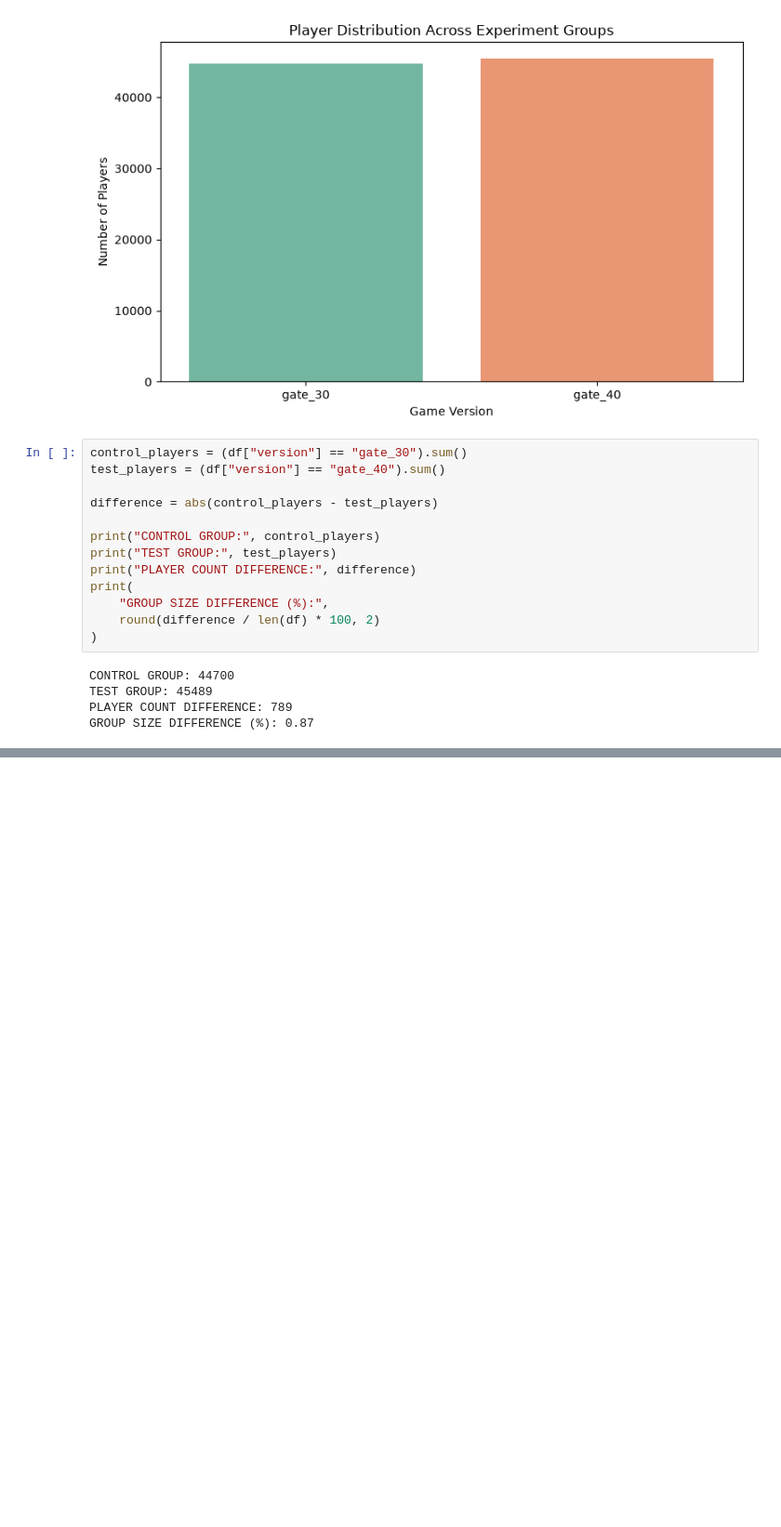
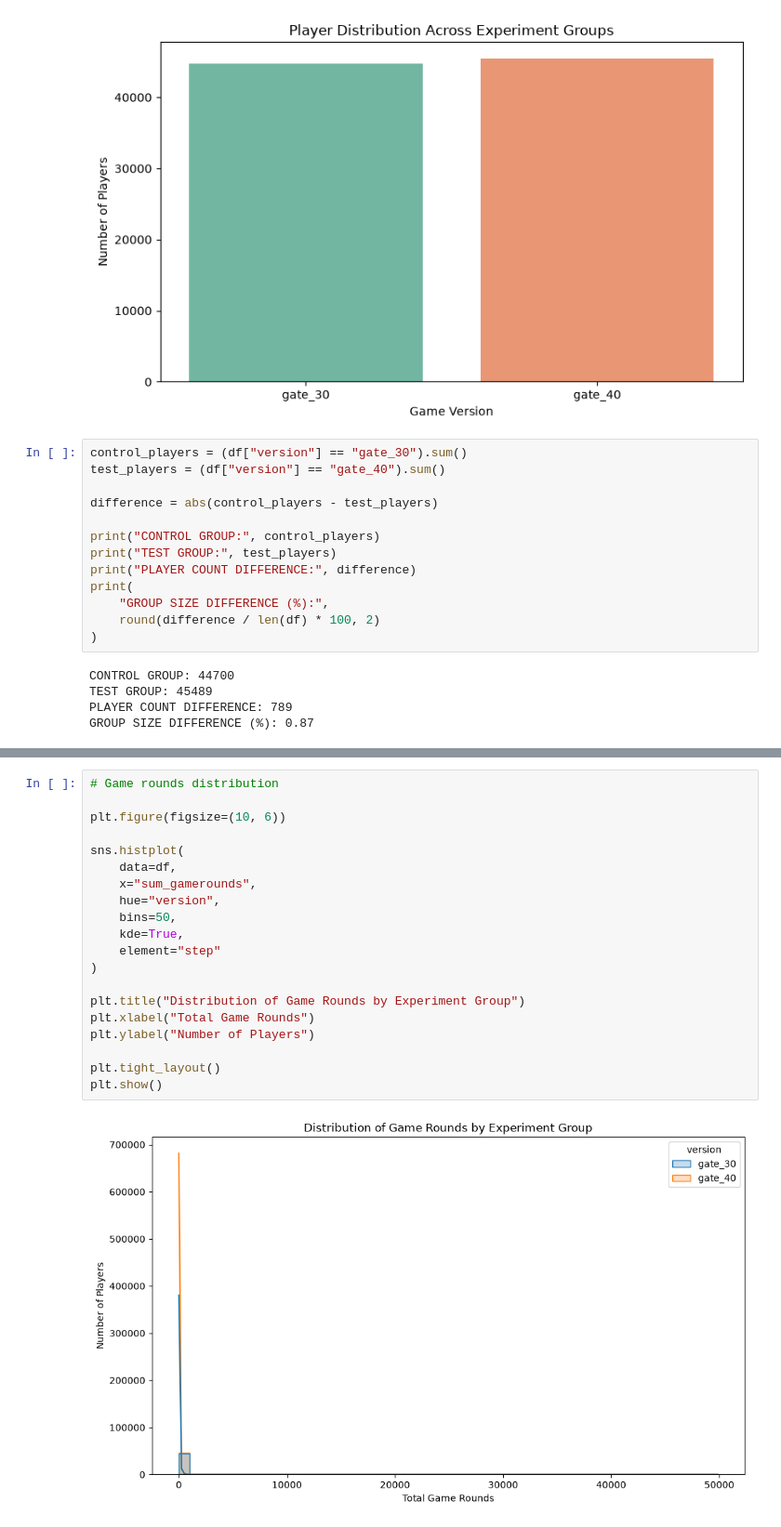
Before and after one commit to Kartik-W15-P/GamePulse-AB-Testing, a Jupyter notebook: notebooks/01_exploratory_data_analysis.ipynb, the cells around one changed output, grey strips where cells are left out. Shown at 93% size. Cells and saved outputs as stored; diff of their text form; blank space fills up the shorter version.

Commit message:
feat: analyze game rounds distribution and summary statistics

```diff
--- a/notebooks/01_exploratory_data_analysis.ipynb
+++ b/notebooks/01_exploratory_data_analysis.ipynb
@@ -126,0 +161,22 @@ GROUP SIZE DIFFERENCE (%): 0.87
+# %%
+# Game rounds distribution
+
+plt.figure(figsize=(10, 6))
+
+sns.histplot(
+    data=df,
+    x="sum_gamerounds",
+    hue="version",
+    bins=50,
+    kde=True,
+    element="step"
+)
+
+plt.title("Distribution of Game Rounds by Experiment Group")
+plt.xlabel("Total Game Rounds")
+plt.ylabel("Number of Players")
+
+plt.tight_layout()
+plt.show()
+# %% [output]
+[figure, added]
```
Also changed, not shown: parts of 5 cells of this notebook.
